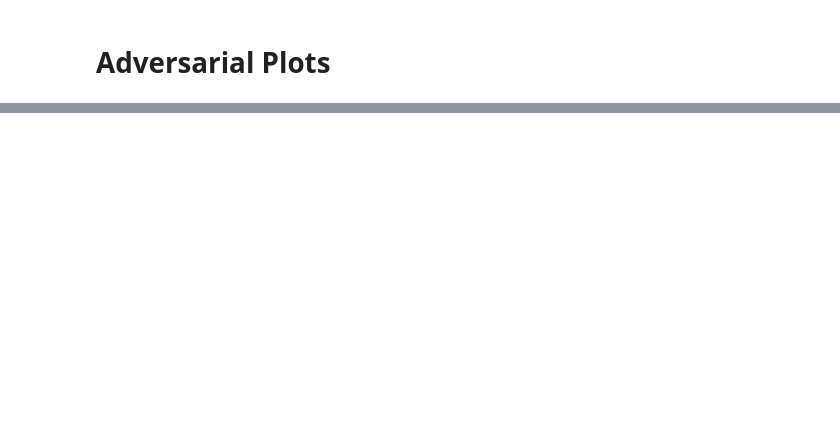
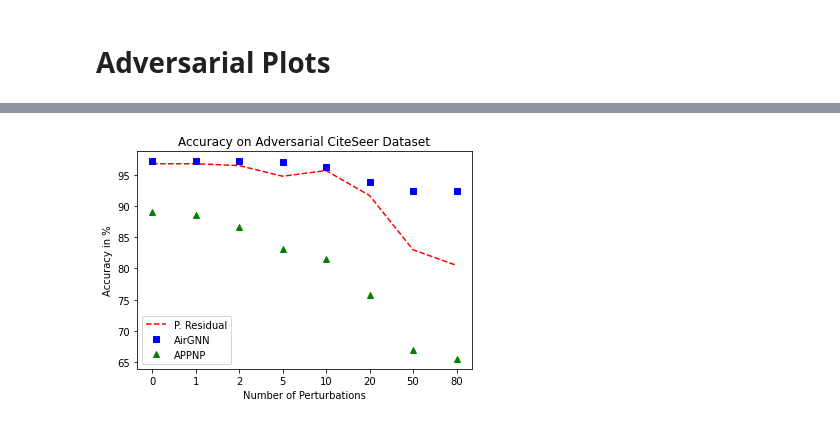
Before and after one commit to Karthik2924/Probabalistic_Graph_Residual, a Jupyter notebook: CreateGraphs_Template.ipynb, the cells around one changed output, grey strips where cells are left out. Drawn from its saved outputs; the diff is of its cells as text; code cells hidden in the pictures; blank space fills up the shorter version.

```diff
--- a/CreateGraphs_Template.ipynb
+++ b/CreateGraphs_Template.ipynb
@@ -64,15 +75,23 @@ plt.xticks(x,models);
 # %%
 #cite seer
 
 pres = [96.8,96.8,96.5,94.8,95.7,91.7,83.0,80.5]
-airG = []
-app = []#  {0: '0.890 ± 0.029', 1: '0.885 ± 0.024', 2: '0.867 ± 0.031', 5: '0.832 ± 0.037', 10: '0.815 ± 0.024', 20: '0.757 ± 0.026', 50: '0.670 ± 0.011', 80: '0.655 ± 0.011'}
+airG = 100*np.array([0.972,  0.972, 0.972, 0.970, 0.962 , 0.938 , 0.925, 0.925 ])
+app = 100*np.array([0.890 ,0.885, 0.867 , 0.832, 0.815, 0.757, 0.670, 0.655])
 models = ['P. Residual', 'AirGNN', 'APPNP']
 x = [0, 1, 2, 5, 10, 20, 50, 80]
-plt.stem(baseAccCora);
-plt.title("Accuracy on Clean CiteSeer Dataset");
-plt.ylim(70.0, 73);
-plt.xticks(x,models);
+r = [0,1,2,3,4,5,6,7]
+plt.plot(r, pres, 'r--');
+plt.plot(r, airG, 'bs');
+plt.plot(r, app, 'g^')
+plt.legend(models)
+#plt.ylim(70.0, 73);
+plt.xticks(r,x);
+plt.xlabel("Number of Perturbations")
+plt.ylabel("Accuracy in %")
+plt.title("Accuracy on Adversarial CiteSeer Dataset");
+# %% [output]
+[figure, added]
 # %%
 ## pubmed
 
```
Also changed, not shown: parts of 6 cells of this notebook.
